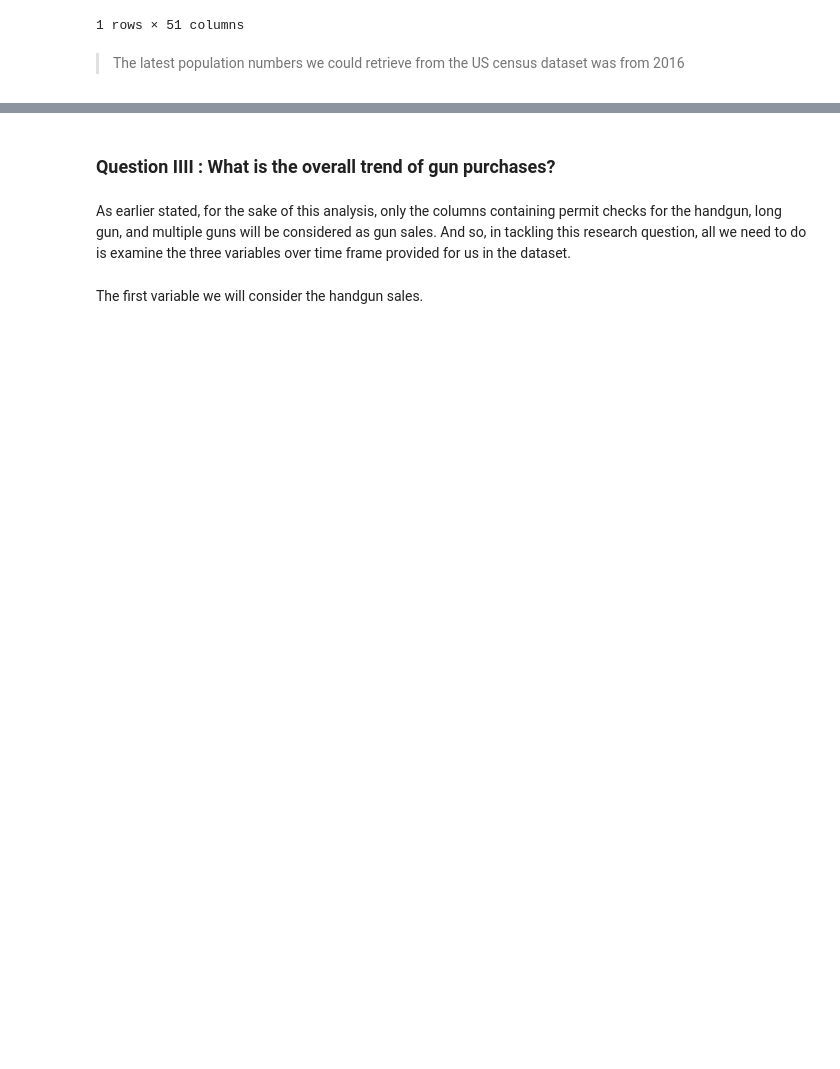
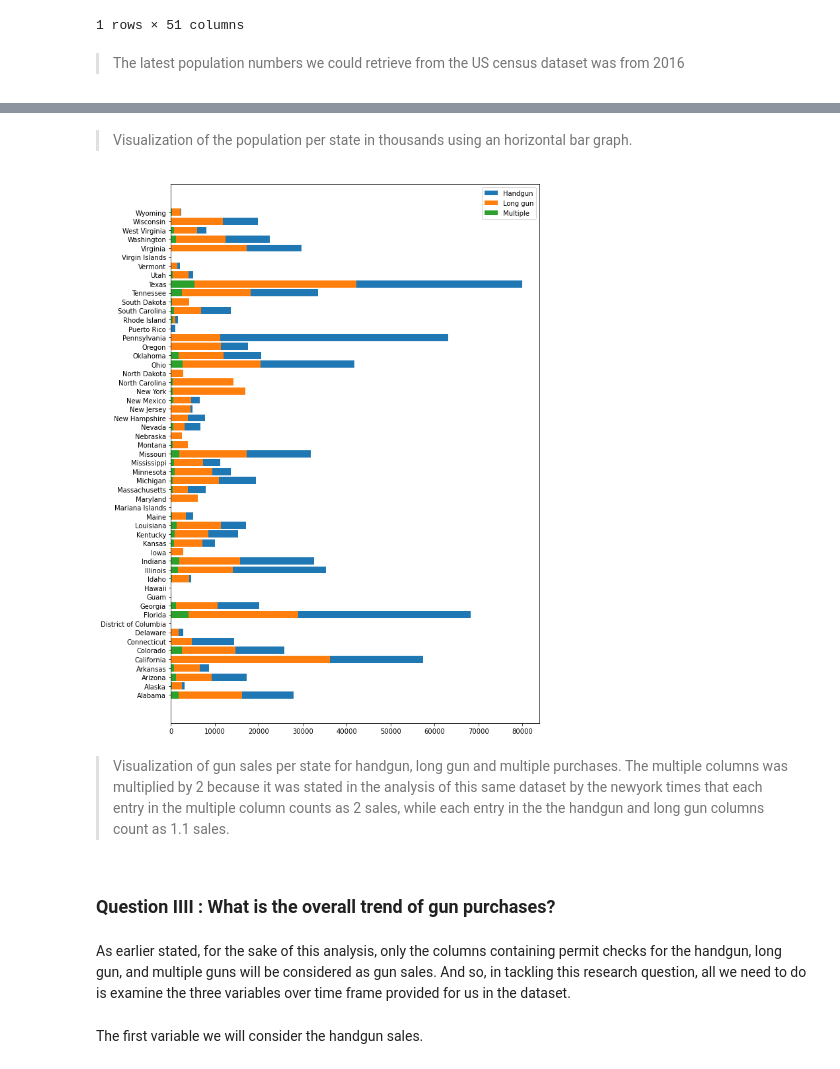
Before and after one commit to jjjeorgee/ALX-T, a Jupyter notebook: Project 01/NCIS background checks data analysis collated with US census data.ipynb, the cells around one changed output, grey strips where cells are left out. Drawn from its saved outputs; the diff is of its cells as text; code cells hidden in the pictures; blank space fills up the shorter version.

```diff
--- a/Project 01/NCIS background checks data analysis collated with US census data.ipynb
+++ b/Project 01/NCIS background checks data analysis collated with US census data.ipynb
@@ -271,5 +270,4 @@ memory usage: 585.4+ KB
 # %% [markdown]
 As may be observed above, the month column datatype appears as object which is a string instead of datetime.
 # %%
-Gun_data['month'] = pd.to_datetime(Gun_data['month'])
-Gun_data.info()
+Gun_data['month'] = pd.to_datetime(Gun_data.month, format = '%Y')
@@ -475,0 +550,3 @@ ValueError: invalid literal for int() with base 10: 'Population estimates, July
+# %%
+Gun_data_2016 = Gun_data[Gun_data['month'] == '2016']
+Gun_data_2016.info()
@@ -475,0 +567,3 @@ ValueError: invalid literal for int() with base 10: 'Population estimates, July
+# %%
+gds = Gun_data_2016.groupby(['state']).sum().reset_index()
+gds.head()
@@ -476,3 +592,15 @@ ValueError: invalid literal for int() with base 10: 'Population estimates, July
+# %% [markdown]
+> Visualization of the population per state in thousands using an horizontal bar graph.
+# %%
+plt.barh(gds.state, gds.handgun * 1.1)
+plt.barh(gds.state, gds.long_gun * 1.1)
+plt.barh(gds.state, gds.multiple * 2)
+plt.legend(['Handgun', 'Long gun', 'Multiple'])
+plt.show()
+# %% [output]
+[figure, added]
+# %% [markdown]
+> Visualization of gun sales per state for handgun, long gun and multiple purchases. The multiple columns was multiplied by 2 because it was stated in the analysis of this same dataset by the newyork times that each entry in the multiple column counts as 2 sales, while each entry in the the handgun and long gun columns count as 1.1 sales.
 # %% [markdown]
 ### Question IIII : What is the overall trend of gun purchases?
 # %% [markdown]
```
Also changed, not shown: parts of 65 cells of this notebook, 1 other file.
